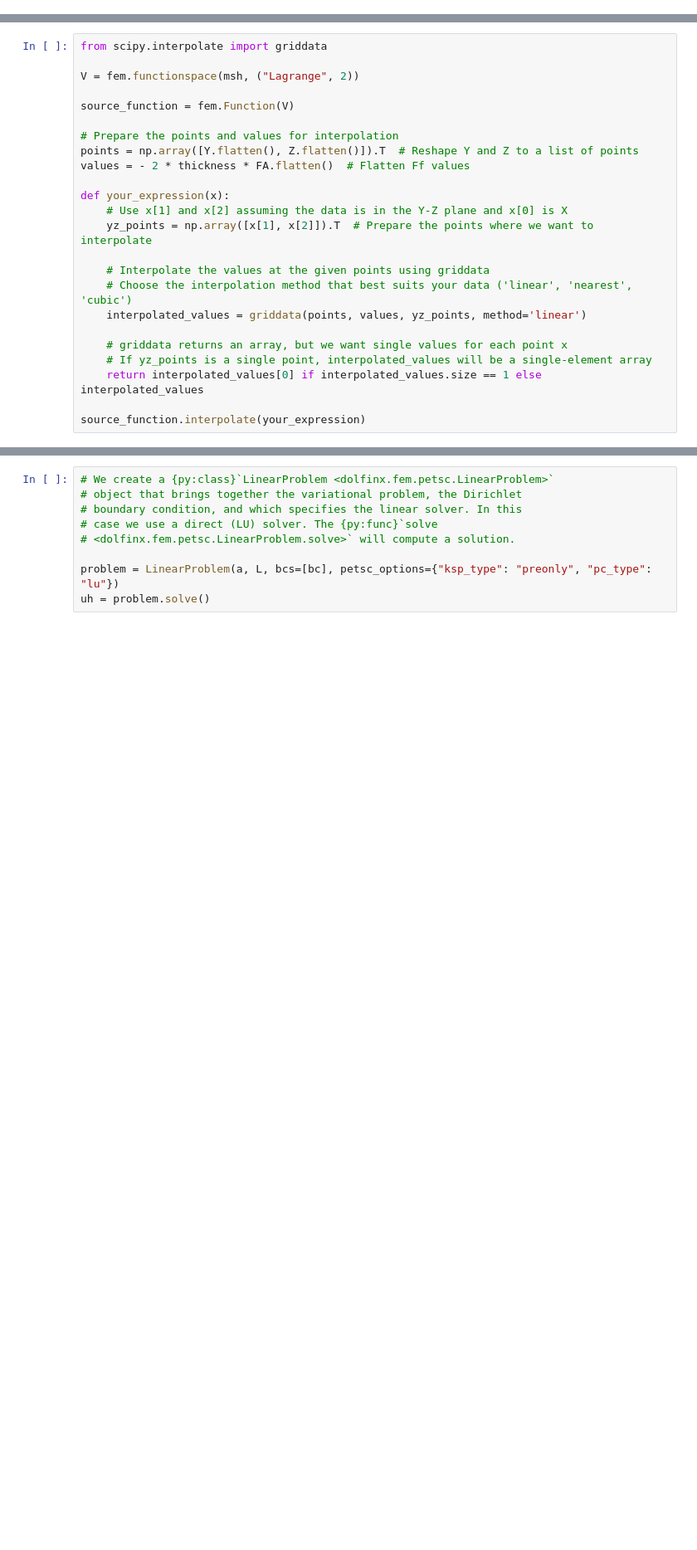
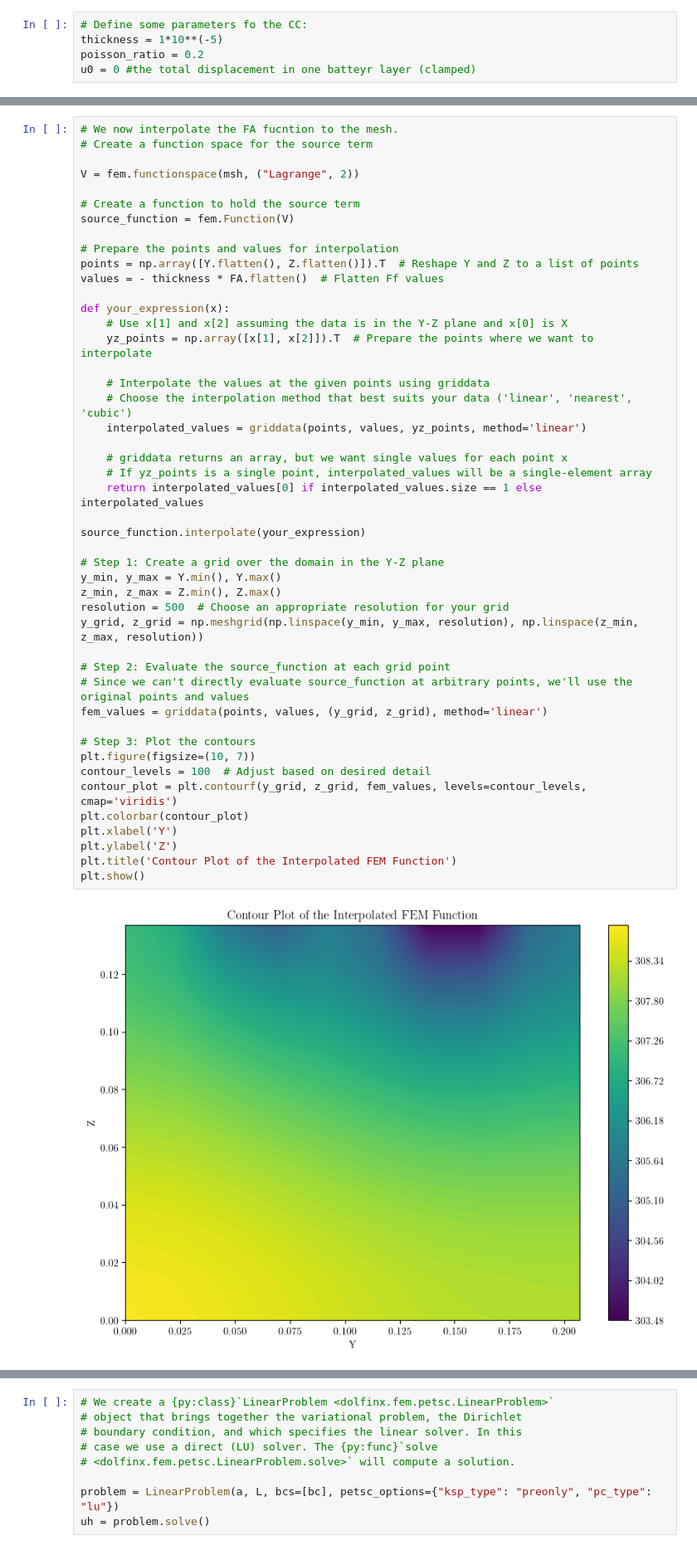
Before and after one commit to andreagiudici96/pyBamm-Pouch-cell-Stress, a Jupyter notebook: biham_solver_good_pybamm_final.ipynb, the cells around one changed output, grey strips where cells are left out. Shown at 83% size. Drawn from its saved outputs; the diff is of its cells as text; blank space fills up the shorter version.

```diff
--- a/biham_solver_good_pybamm_final.ipynb
+++ b/biham_solver_good_pybamm_final.ipynb
@@ -63 +44,6 @@ bc = fem.dirichletbc(value=ScalarType(0), dofs=dofs, V=V)
+# %%
+# Define some parameters fo the CC:
+thickness = 1*10**(-5)
+poisson_ratio = 0.2
+u0 = 0 #the total displacement in one batteyr layer (clamped)
 # %%
@@ -108,24 +103,48 @@ np.float64(-3.1679843421062555)
 # %%
-from scipy.interpolate import griddata
+# We now interpolate the FA fucntion to the mesh.
+# Create a function space for the source term
 
 V = fem.functionspace(msh, ("Lagrange", 2))
 
+# Create a function to hold the source term
 source_function = fem.Function(V)
 
 # Prepare the points and values for interpolation
 points = np.array([Y.flatten(), Z.flatten()]).T  # Reshape Y and Z to a list of points
-values = - 2 * thickness * FA.flatten()  # Flatten Ff values
+values = - thickness * FA.flatten()  # Flatten Ff values
 
 def your_expression(x):
     # Use x[1] and x[2] assuming the data is in the Y-Z plane and x[0] is X
     yz_points = np.array([x[1], x[2]]).T  # Prepare the points where we want to interpolate
 
     # Interpolate the values at the given points using griddata
     # Choose the interpolation method that best suits your data ('linear', 'nearest', 'cubic')
     interpolated_values = griddata(points, values, yz_points, method='linear')
 
     # griddata returns an array, but we want single values for each point x
     # If yz_points is a single point, interpolated_values will be a single-element array
     return interpolated_values[0] if interpolated_values.size == 1 else interpolated_values
 
 source_function.interpolate(your_expression)
+
+# Step 1: Create a grid over the domain in the Y-Z plane
+y_min, y_max = Y.min(), Y.max()
+z_min, z_max = Z.min(), Z.max()
+resolution = 500  # Choose an appropriate resolution for your grid
+y_grid, z_grid = np.meshgrid(np.linspace(y_min, y_max, resolution), np.linspace(z_min, z_max, resolution))
+
+# Step 2: Evaluate the source_function at each grid point
+# Since we can't directly evaluate source_function at arbitrary points, we'll use the original points and values
+fem_values = griddata(points, values, (y_grid, z_grid), method='linear')
+
+# Step 3: Plot the contours
+plt.figure(figsize=(10, 7))
+contour_levels = 100  # Adjust based on desired detail
+contour_plot = plt.contourf(y_grid, z_grid, fem_values, levels=contour_levels, cmap='viridis')
+plt.colorbar(contour_plot)
+plt.xlabel('Y')
+plt.ylabel('Z')
+plt.title('Contour Plot of the Interpolated FEM Function')
+plt.show()
+# %% [output]
+[figure, added]
```
Also changed, not shown: parts of 25 cells of this notebook, 3 other files.
